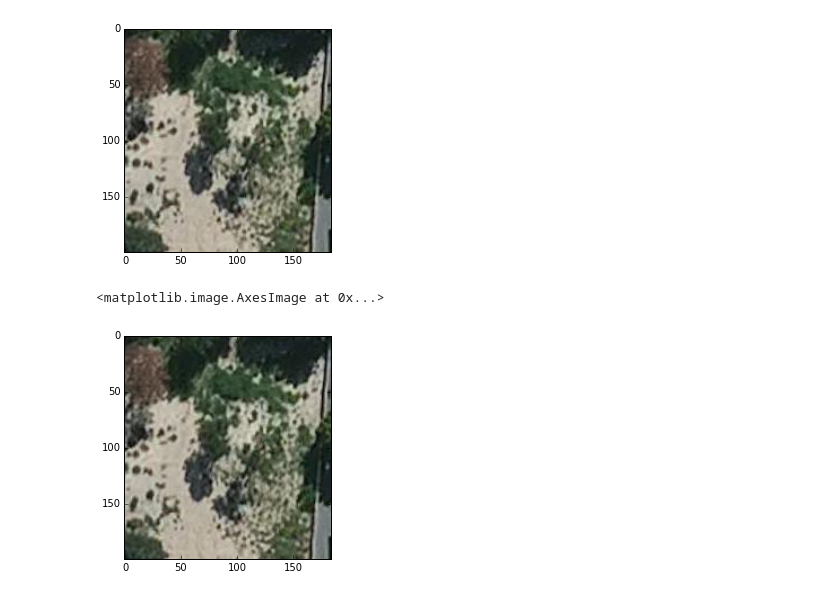
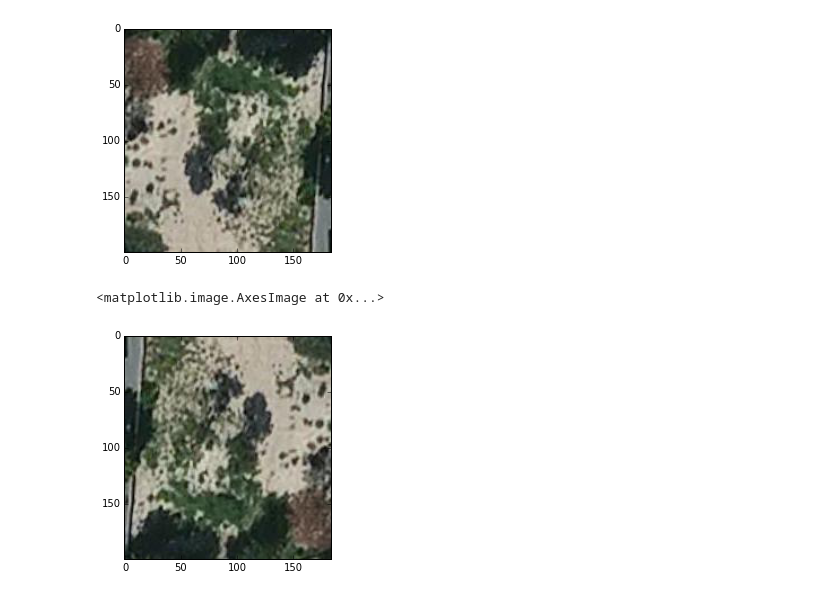
Before and after one commit to pvchaumier/dsg, a Jupyter notebook: notebooks/Image analysis.ipynb, the cells around one changed output. Drawn from its saved outputs; the diff is of its cells as text; code cells hidden in the pictures.

```diff
--- a/notebooks/Image analysis.ipynb
+++ b/notebooks/Image analysis.ipynb
@@ -38,7 +38,8 @@ plt.imshow(img[::-1,:,:])
 <matplotlib.image.AxesImage at 0x...>
 [figure]
 # %%
-plt.imshow(img[::-1,:])
+# Vertical flip
+plt.imshow(img[:,::-1,:])
 # %% [output]
 <matplotlib.image.AxesImage at 0x...>
-[figure, old version]
+[figure, new version]
```
Also changed, not shown: parts of 1 cell of this notebook, 1 other file.
